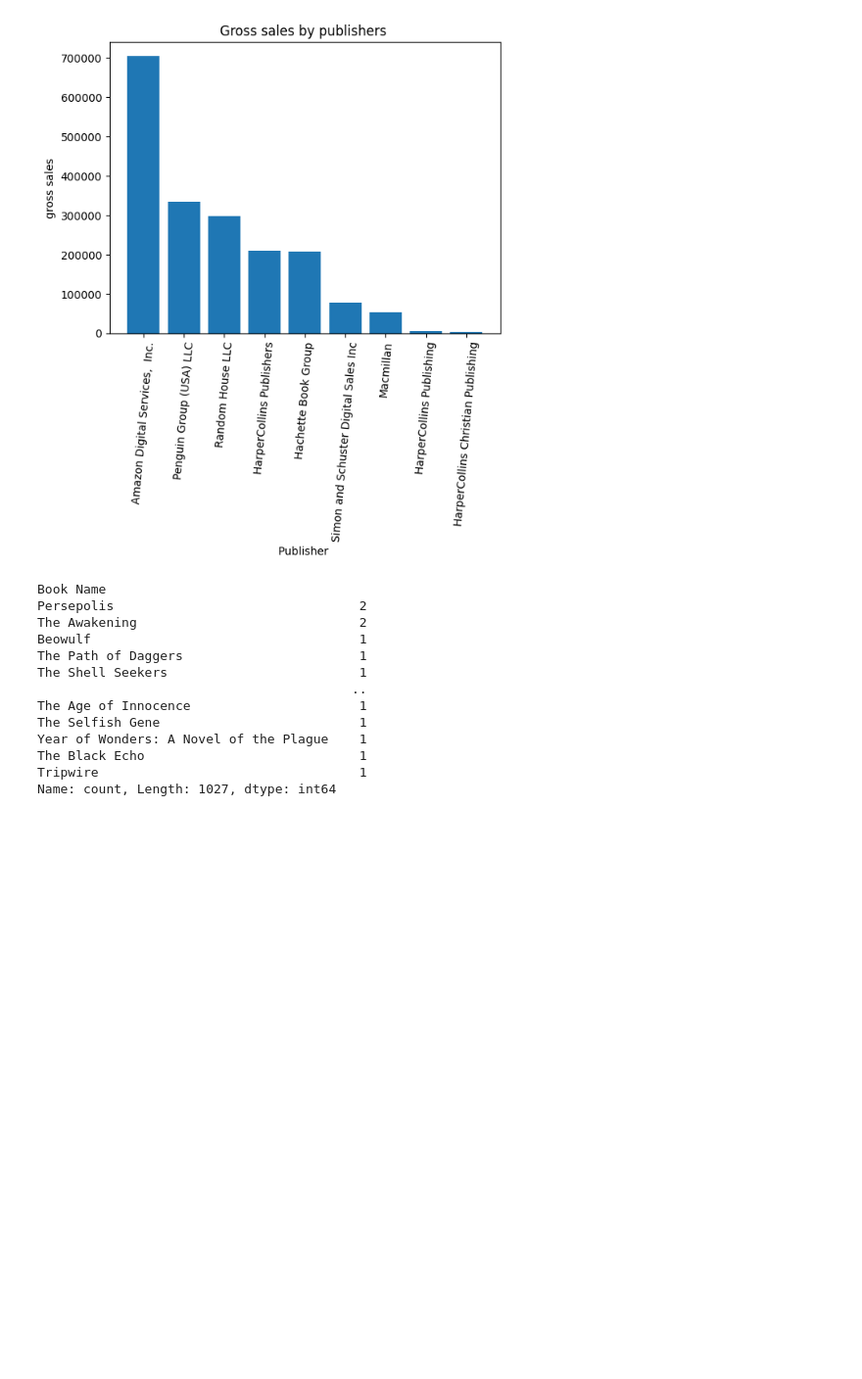
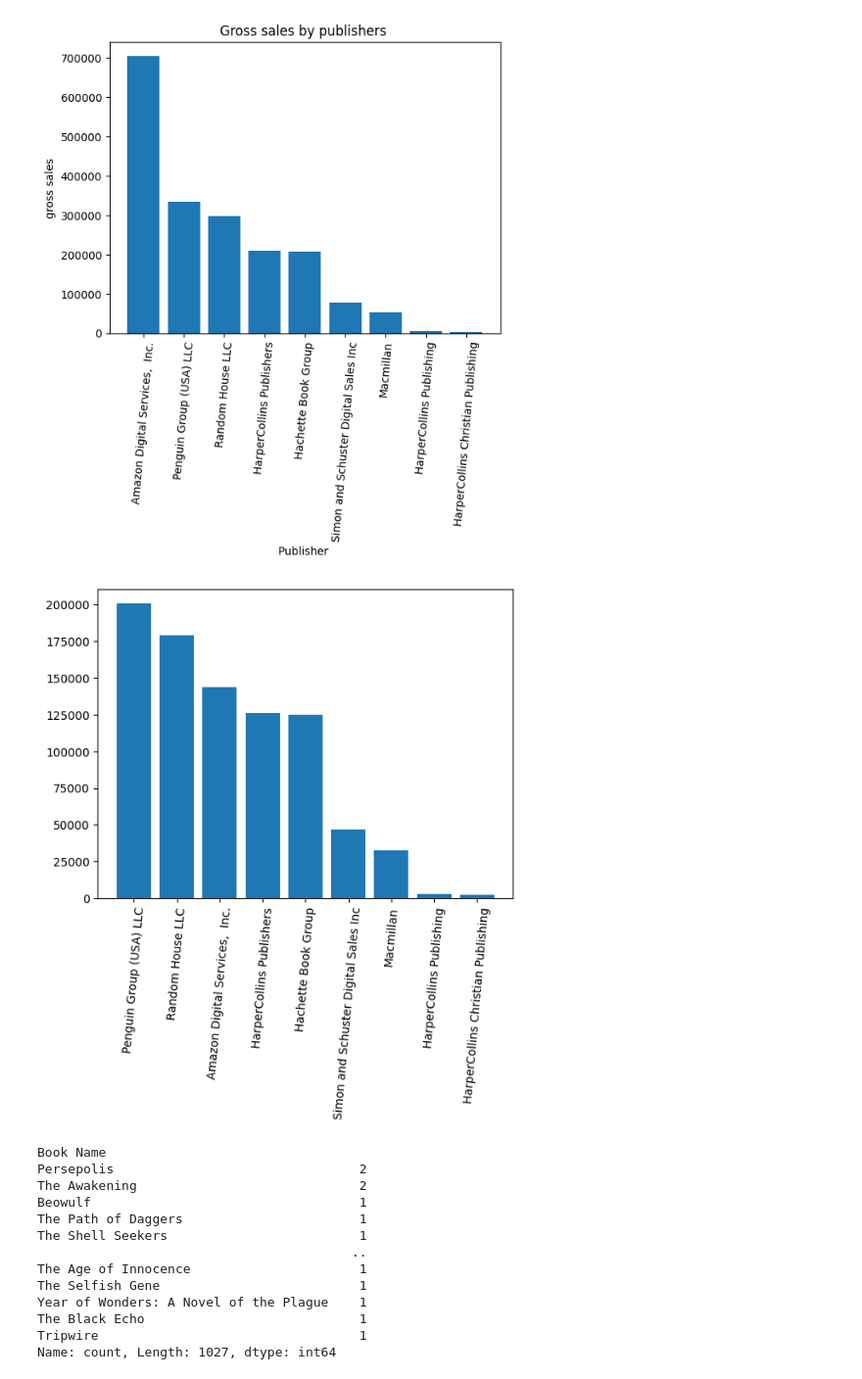
Before and after one commit to mayurimamdi/EDA, a Jupyter notebook: BookEDA/Book.ipynb, the cells around one changed output. Shown at 98% size. Drawn from its saved outputs; the diff is of its cells as text; code cells hidden in the pictures; blank space fills up the shorter version.

```diff
--- a/BookEDA/Book.ipynb
+++ b/BookEDA/Book.ipynb
@@ -249,6 +249,14 @@ plt.ylabel('gross sales')
 plt.show()
 # %% [output]
 [figure]
+# %%
+publisher_revenue = df.groupby('Publisher ')['publisher revenue'].sum().sort_values(ascending=False).reset_index()
+# %%
+plt.bar(publisher_revenue['Publisher '], publisher_revenue['publisher revenue'])
+plt.xticks(rotation=85)
+plt.show()
+# %% [output]
+[figure, added]
 # %%
 df['Book Name'].value_counts()
 # %% [output]
```
